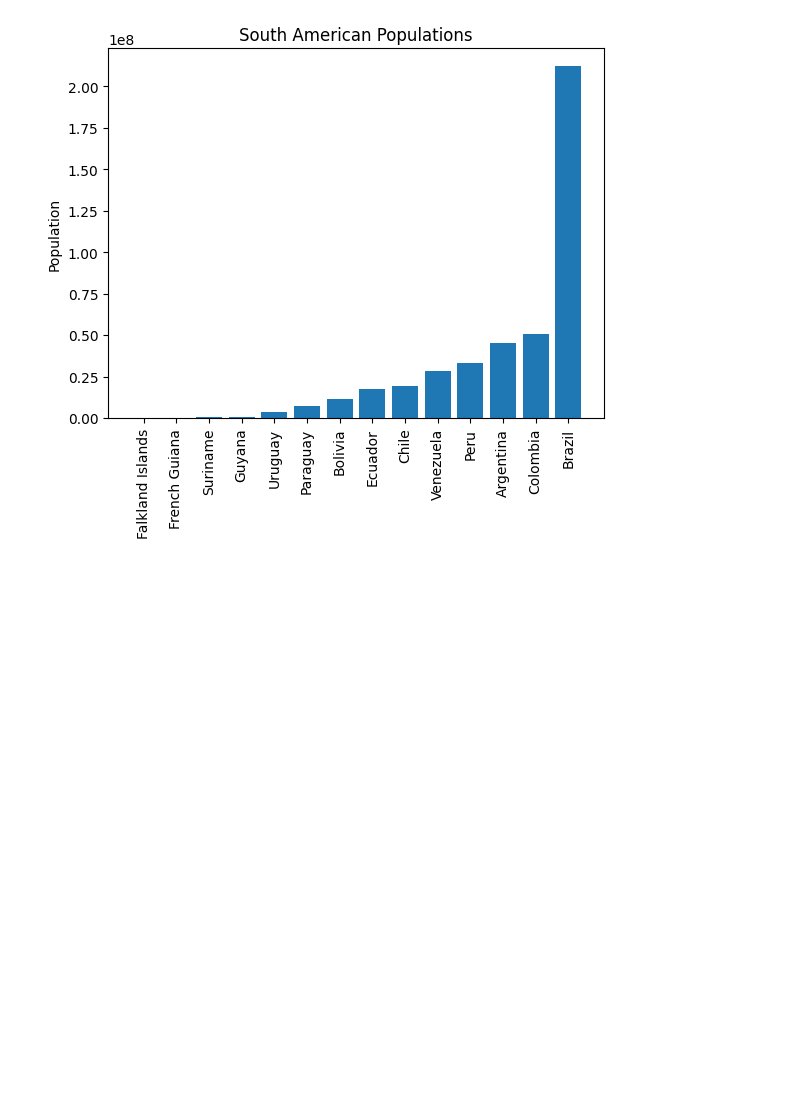
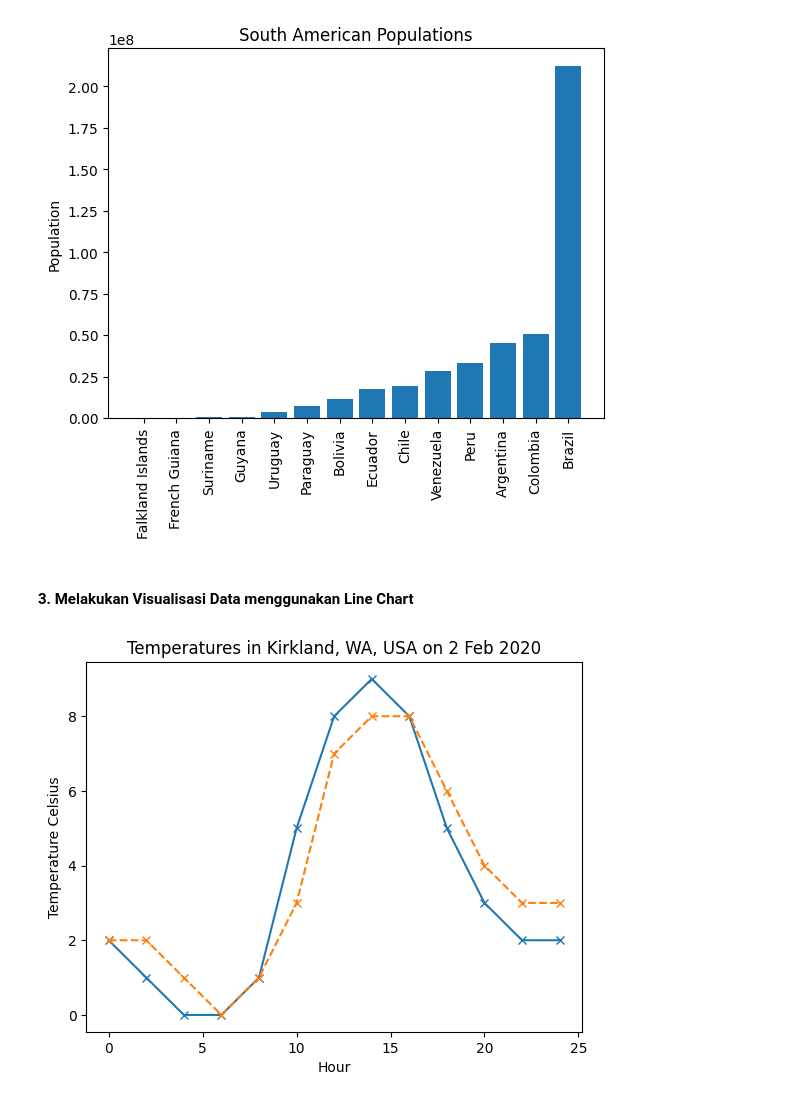
Before and after one commit to azkbrqlna/2025-AI-Praktikum, a Jupyter notebook: Jobsheet6.ipynb, the cells around one changed output. Cells and saved outputs as stored; diff of their text form; code cells hidden in the pictures; blank space fills up the shorter version.

```diff
--- a/Jobsheet6.ipynb
+++ b/Jobsheet6.ipynb
@@ -49,3 +49,29 @@ plt.title('South American Populations')
 plt.show()
 # %% [output]
 [figure]
+# %% [markdown]
+#### 3.	Melakukan Visualisasi Data menggunakan Line Chart
+# %%
+temperature_c_actual = [2, 1, 0, 0, 1, 5, 8, 9, 8, 5, 3, 2, 2]
+temperature_c_predicted = [2, 2, 1, 0, 1, 3, 7, 8, 8, 6, 4, 3,3]
+hour = [0, 2, 4, 6, 8, 10, 12, 14, 16, 18, 20, 22, 24]
+
+plt.plot(
+    hour,
+    temperature_c_actual,
+    marker='x'
+)
+
+plt.plot(
+    hour,
+    temperature_c_predicted,
+    marker='x',
+    linestyle='--'
+)
+
+plt.title('Temperatures in Kirkland, WA, USA on 2 Feb 2020')
+plt.ylabel('Temperature Celsius')
+plt.xlabel('Hour')
+plt.show()
+# %% [output]
+[figure, added]
```
Also changed, not shown: parts of 13 cells of this notebook.
